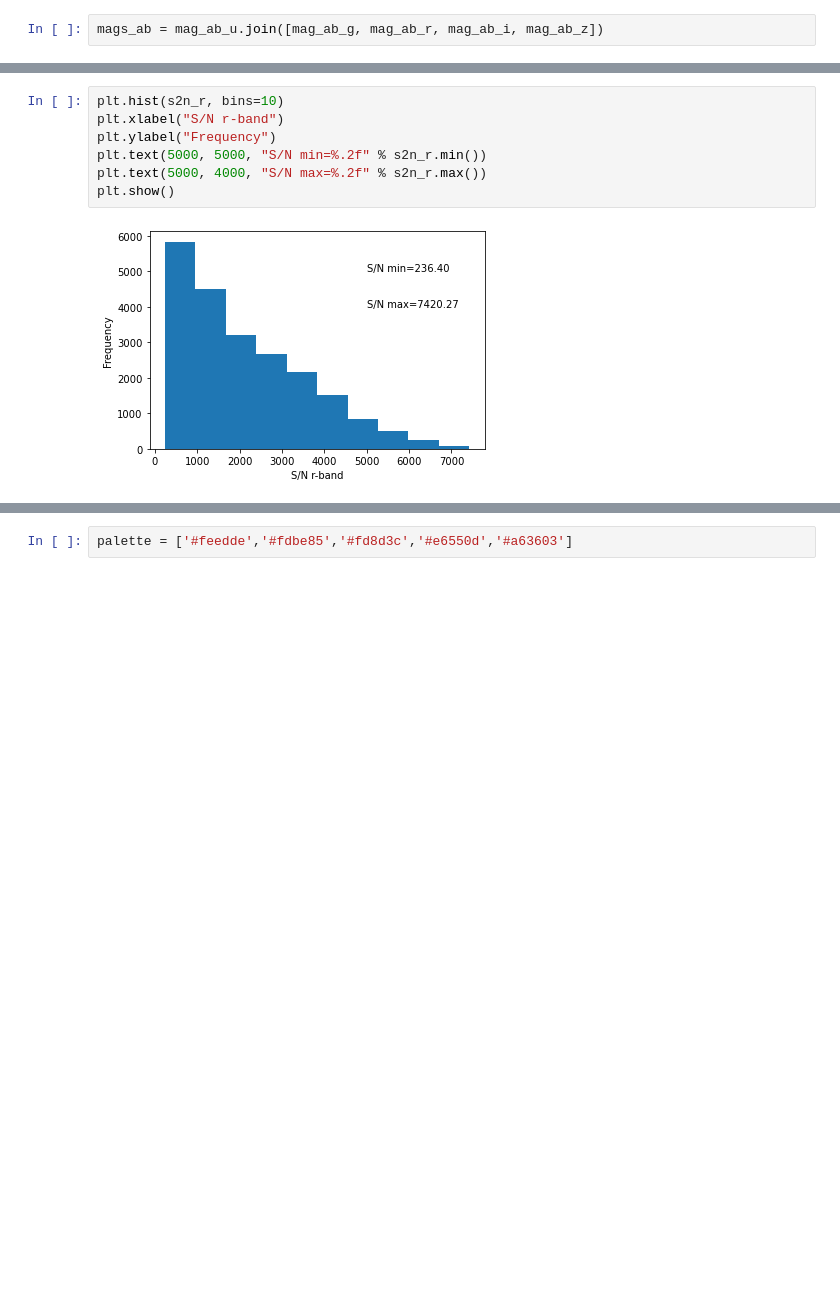
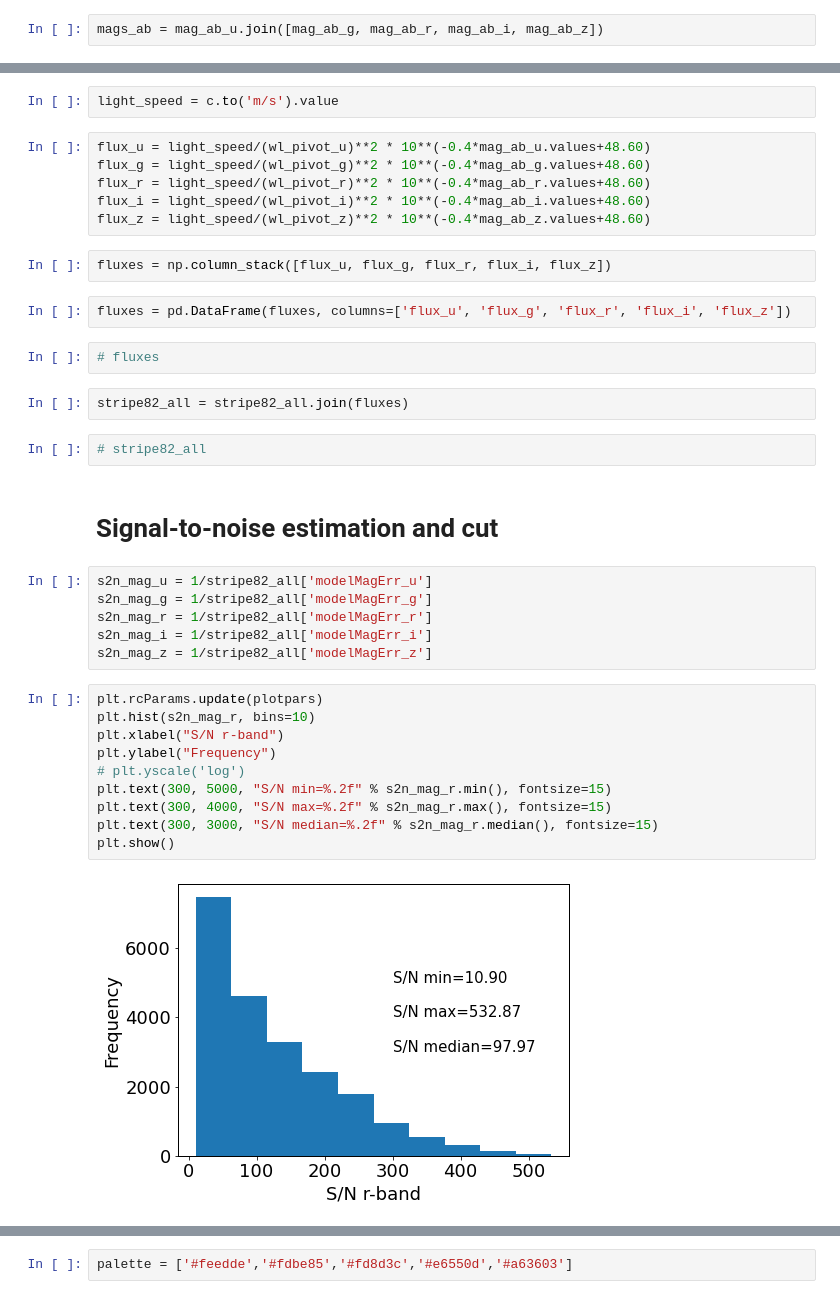
Before and after one commit to mlldantas/SEDFittingChallenge, a Jupyter notebook: sdss/Stripe82SDSS.ipynb, the cells around one changed output, grey strips where cells are left out. Cells and saved outputs as stored; diff of their text form; blank space fills up the shorter version.

```diff
--- a/sdss/Stripe82SDSS.ipynb
+++ b/sdss/Stripe82SDSS.ipynb
@@ -87,9 +90,38 @@ stripe82_final.to_csv(os.path.join(data_path, 'stripe82_SDSS.csv'))
+# %%
+light_speed = c.to('m/s').value
+# %%
+flux_u = light_speed/(wl_pivot_u)**2 * 10**(-0.4*mag_ab_u.values+48.60)
+flux_g = light_speed/(wl_pivot_g)**2 * 10**(-0.4*mag_ab_g.values+48.60)
+flux_r = light_speed/(wl_pivot_r)**2 * 10**(-0.4*mag_ab_r.values+48.60)
+flux_i = light_speed/(wl_pivot_i)**2 * 10**(-0.4*mag_ab_i.values+48.60)
+flux_z = light_speed/(wl_pivot_z)**2 * 10**(-0.4*mag_ab_z.values+48.60)
+# %%
+fluxes = np.column_stack([flux_u, flux_g, flux_r, flux_i, flux_z])
+# %%
+fluxes = pd.DataFrame(fluxes, columns=['flux_u', 'flux_g', 'flux_r', 'flux_i', 'flux_z'])
+# %%
+# fluxes
+# %%
+stripe82_all = stripe82_all.join(fluxes)
+# %%
+# stripe82_all
+# %% [markdown]
+# Signal-to-noise estimation and cut
+# %%
+s2n_mag_u = 1/stripe82_all['modelMagErr_u']
+s2n_mag_g = 1/stripe82_all['modelMagErr_g']
+s2n_mag_r = 1/stripe82_all['modelMagErr_r']
+s2n_mag_i = 1/stripe82_all['modelMagErr_i']
+s2n_mag_z = 1/stripe82_all['modelMagErr_z']
 # %%
-plt.hist(s2n_r, bins=10)
+plt.rcParams.update(plotpars)
+plt.hist(s2n_mag_r, bins=10)
 plt.xlabel("S/N r-band")
 plt.ylabel("Frequency")
-plt.text(5000, 5000, "S/N min=%.2f" % s2n_r.min())
-plt.text(5000, 4000, "S/N max=%.2f" % s2n_r.max())
+# plt.yscale('log')
+plt.text(300, 5000, "S/N min=%.2f" % s2n_mag_r.min(), fontsize=15)
+plt.text(300, 4000, "S/N max=%.2f" % s2n_mag_r.max(), fontsize=15)
+plt.text(300, 3000, "S/N median=%.2f" % s2n_mag_r.median(), fontsize=15)
 plt.show()
 # %% [output]
-[figure, old version]
+[figure, new version]
```
Also changed, not shown: parts of 41 cells of this notebook, 1 other file.
